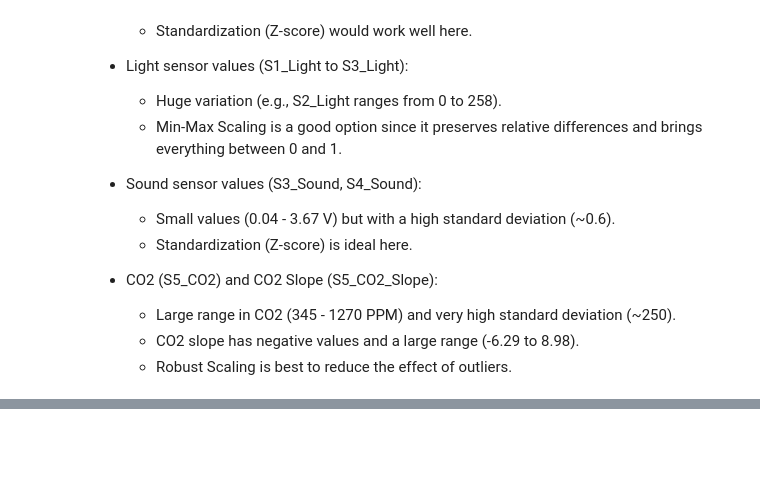
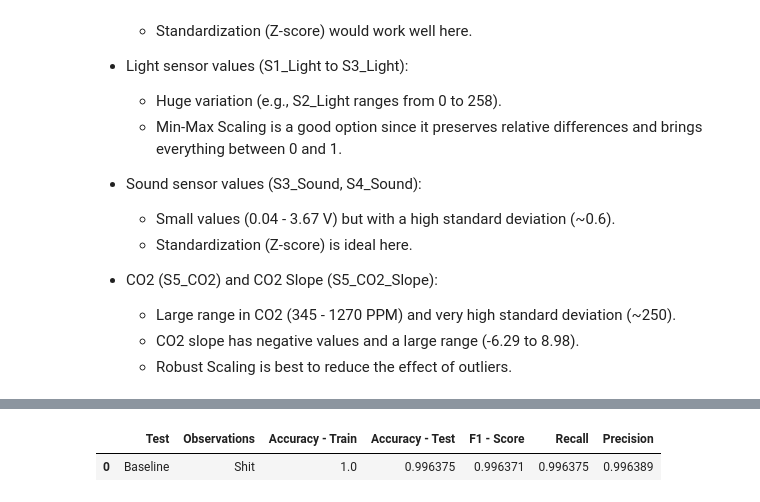
Before and after one commit to errorcodecritical/JupyterML, a Jupyter notebook: Challenge.ipynb, the cells around one changed output, grey strips where cells are left out. Drawn from its saved outputs; the diff is of its cells as text; code cells hidden in the pictures; blank space fills up the shorter version.

Commit message:
fuck7

```diff
--- a/Challenge.ipynb
+++ b/Challenge.ipynb
@@ -284,7 +284,7 @@ sampler_tests["CondensedNearestNeighbour"] = sampler.fit_resample(X2, y2)
 # %%
 # For each sampling method, perform tests with different correlation thresholds to determine which features can be disregarded
 
-test_thresholds = [0.00, 0.50, 0.65, 0.80]
+test_thresholds = [0.00, 0.50, 0.8]
 
 test_data = []
 
@@ -384,0 +373,76 @@ Test: CondensedNearestNeighbour, 0.65 - Accuracy: 0.9378531073446328
+# %%
+from sklearn.model_selection import train_test_split, GridSearchCV
+from sklearn.tree import DecisionTreeClassifier
+from sklearn.neighbors import KNeighborsClassifier
+from sklearn.metrics import accuracy_score, precision_score, recall_score, f1_score, classification_report
+
+# Define parameter grid for Decision Tree
+dtc_param_grid = {
+    'criterion': ['gini', 'entropy'],
+    'max_depth': [5, 10, 20, None],
+    'min_samples_split': [2, 5, 10],
+    'min_samples_leaf': [1, 5, 10]
+}
+
+# Define parameter grid for KNN
+knn_param_grid = {
+    'n_neighbors': [3, 5, 7, 9, 11],
+    'weights': ['uniform', 'distance'],
+    'metric': ['euclidean', 'manhattan', 'minkowski']
+}
+
+
+df = pd.DataFrame({
+    "Test":[],
+    "Observations":[],
+    "Accuracy - Train":[],
+    "Accuracy - Test":[],
+    "F1 - Score":[],
+    "Recall":[],
+    "Precision":[]
+})
+
+classifiers = [
+    {"model": DecisionTreeClassifier(), "params": dtc_param_grid},
+    {"model": KNeighborsClassifier(), "params": knn_param_grid},
+]
+
+for test in classifiers:
+    model = test["model"]
+    params = test["params"]
+
+    for test in test_data:
+        print("FUCK")
+        X_train, X_test, y_train, y_test = train_test_split(test["data"].drop(columns=['Room_Occupancy_Count']), test["data"]['Room_Occupancy_Count'], test_size=0.25, random_state=123)
+
+        # Grid Search for Decision Tree
+        grid_model = GridSearchCV(model, params, cv=5, scoring='accuracy', n_jobs=-1)
+
+        grid_model.fit(X_train, y_train)
+        y_pred_train = grid_model.predict(X_train)
+        y_pred_test = grid_model.predict(X_test)
+
+        accuracy_train = accuracy_score(y_train, y_pred_train)
+        accuracy_test = accuracy_score(y_test, y_pred_test)
+        precision = precision_score(y_test, y_pred_test, average='weighted')  # Use 'macro' or 'weighted' for multi-class
+        recall = recall_score(y_test, y_pred_test, average='weighted')
+        f1 = f1_score(y_test, y_pred_test, average='weighted')
+
+        ndf = pd.DataFrame([{
+            "Test":f"{test["method"]}",
+            "Observations":f"{"Shit"}",
+            "Accuracy - Train":accuracy_train,
+            "Accuracy - Test":accuracy_test,
+            "F1 - Score":f1,
+            "Recall":recall,
+            "Precision":precision
+        }])
+
+        display(ndf)
+
+        print(grid_model.best_params_)
+
+        df = pd.concat([df, ndf], ignore_index=True)
+
+display(df)
+# %% [output]
@@ -384,0 +450,2 @@ Test: CondensedNearestNeighbour, 0.65 - Accuracy: 0.9378531073446328
+|  | Test | Observations | Accuracy - Train | Accuracy - Test | F1 - Score | Recall | Precision |
+| 0 | Baseline | Shit | 1.0 | 0.996375 | 0.996371 | 0.996375 | 0.996389 |
```
Also changed, not shown: parts of 4 cells of this notebook.
